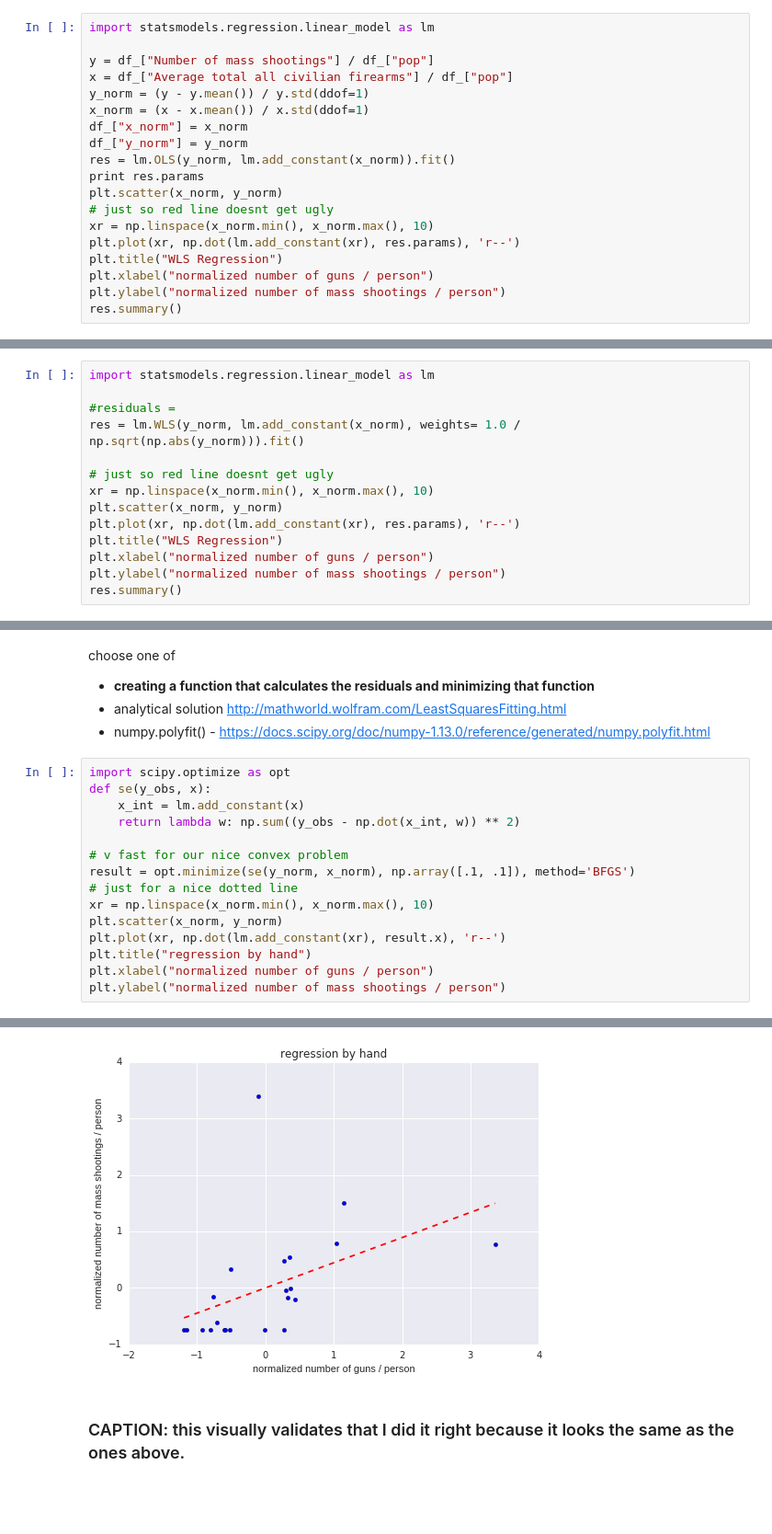
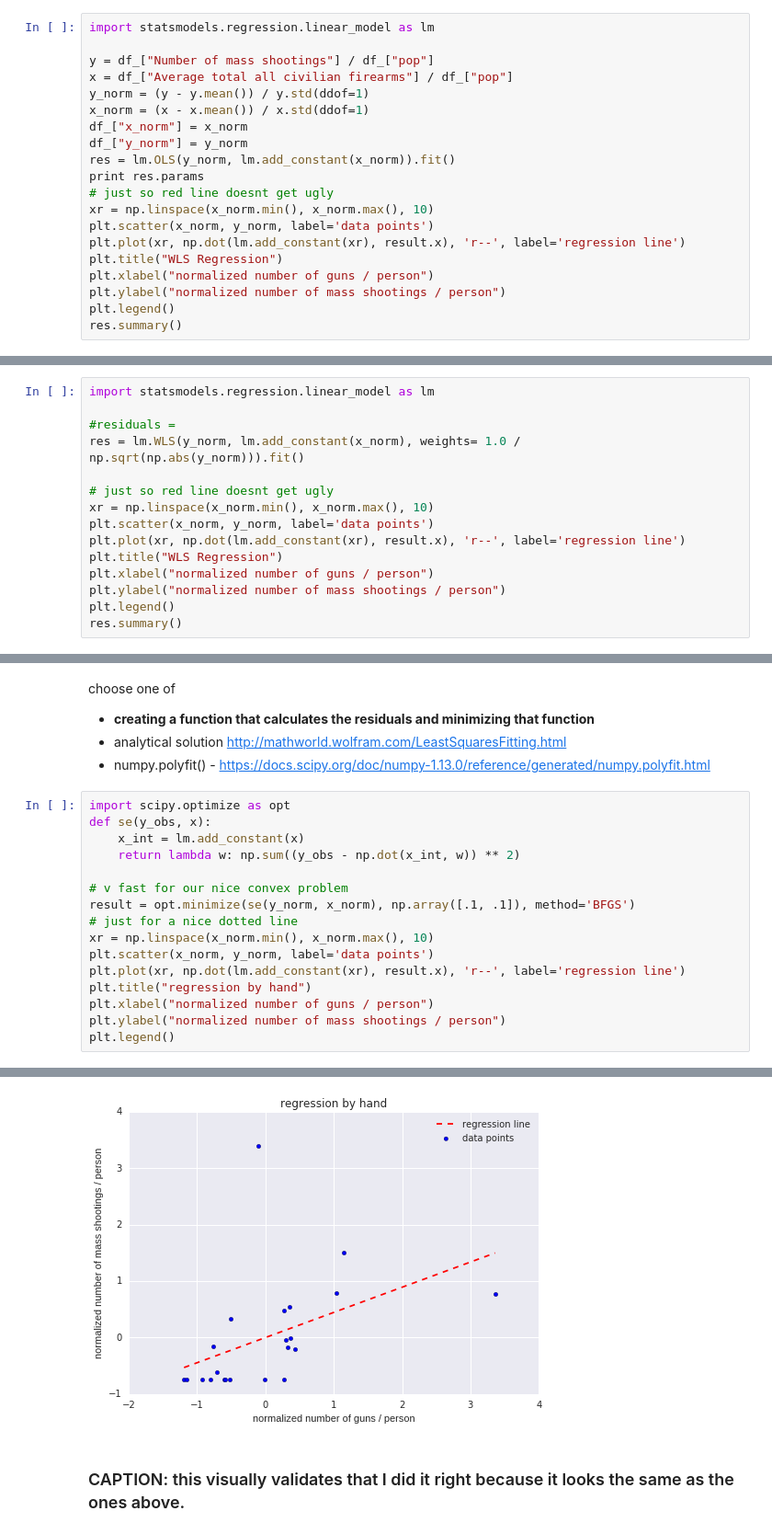
Before and after one commit to jif245/PUI2017_clm633, a Jupyter notebook: HW5_clm633/Assignment3_clm633.ipynb, the cells around one changed output, grey strips where cells are left out. Shown at 92% size. Saved outputs shown, nothing was run; the diff lists cells and outputs as text; blank space fills up the shorter version.

```diff
--- a/HW5_clm633/Assignment3_clm633.ipynb
+++ b/HW5_clm633/Assignment3_clm633.ipynb
@@ -287,13 +287,14 @@ df_["x_norm"] = x_norm
 df_["y_norm"] = y_norm
 res = lm.OLS(y_norm, lm.add_constant(x_norm)).fit()
 print res.params
-plt.scatter(x_norm, y_norm)
 # just so red line doesnt get ugly
 xr = np.linspace(x_norm.min(), x_norm.max(), 10)
-plt.plot(xr, np.dot(lm.add_constant(xr), res.params), 'r--')
+plt.scatter(x_norm, y_norm, label='data points')
+plt.plot(xr, np.dot(lm.add_constant(xr), result.x), 'r--', label='regression line')
 plt.title("WLS Regression")
 plt.xlabel("normalized number of guns / person")
 plt.ylabel("normalized number of mass shootings / person")
+plt.legend()
 res.summary()
 # %% [output]
 const   -9.714451e-17
@@ -329,11 +330,12 @@ res = lm.WLS(y_norm, lm.add_constant(x_norm), weights= 1.0 / np.sqrt(np.abs(y_no
 
 # just so red line doesnt get ugly
 xr = np.linspace(x_norm.min(), x_norm.max(), 10)
-plt.scatter(x_norm, y_norm)
-plt.plot(xr, np.dot(lm.add_constant(xr), res.params), 'r--')
+plt.scatter(x_norm, y_norm, label='data points')
+plt.plot(xr, np.dot(lm.add_constant(xr), result.x), 'r--', label='regression line')
 plt.title("WLS Regression")
 plt.xlabel("normalized number of guns / person")
 plt.ylabel("normalized number of mass shootings / person")
+plt.legend()
 res.summary()
 # %% [output]
 WLS Regression Results
@@ -384,9 +386,10 @@ def se(y_obs, x):
 result = opt.minimize(se(y_norm, x_norm), np.array([.1, .1]), method='BFGS')
 # just for a nice dotted line
 xr = np.linspace(x_norm.min(), x_norm.max(), 10)
-plt.scatter(x_norm, y_norm)
-plt.plot(xr, np.dot(lm.add_constant(xr), result.x), 'r--')
+plt.scatter(x_norm, y_norm, label='data points')
+plt.plot(xr, np.dot(lm.add_constant(xr), result.x), 'r--', label='regression line')
 plt.title("regression by hand")
 plt.xlabel("normalized number of guns / person")
 plt.ylabel("normalized number of mass shootings / person")
+plt.legend()
 # %% [output]
@@ -394,4 +397,4 @@ plt.ylabel("normalized number of mass shootings / person")
-[figure, old version]
+[figure, new version]
 # %% [markdown]
 ### CAPTION: this visually validates that I did it right because it looks the same as the ones above.
 # %% [markdown]
```
Also changed, not shown: parts of 4 cells of this notebook.
